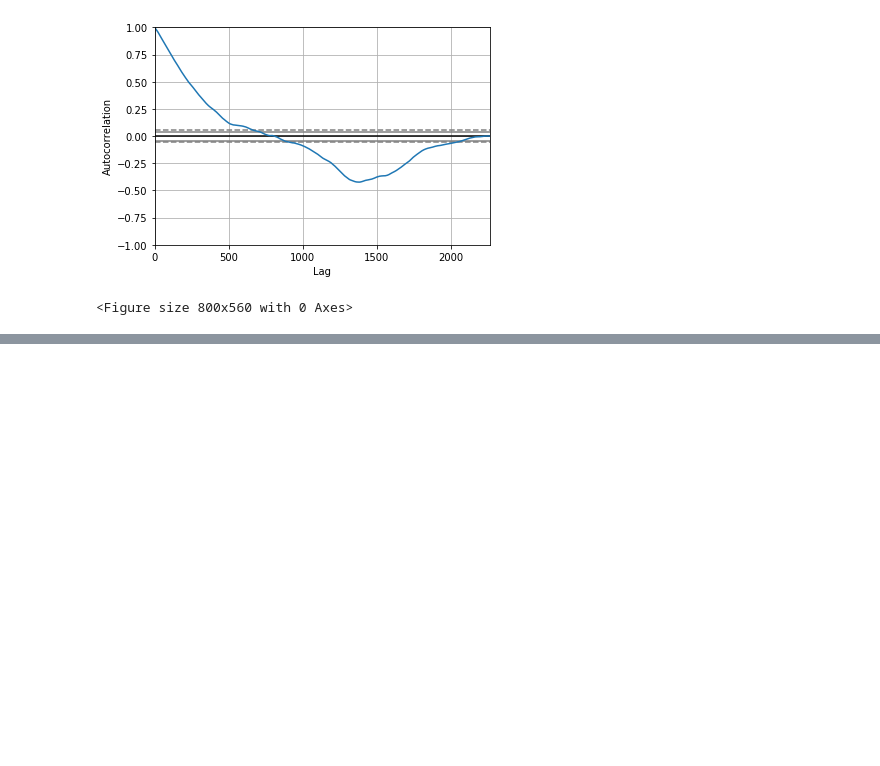
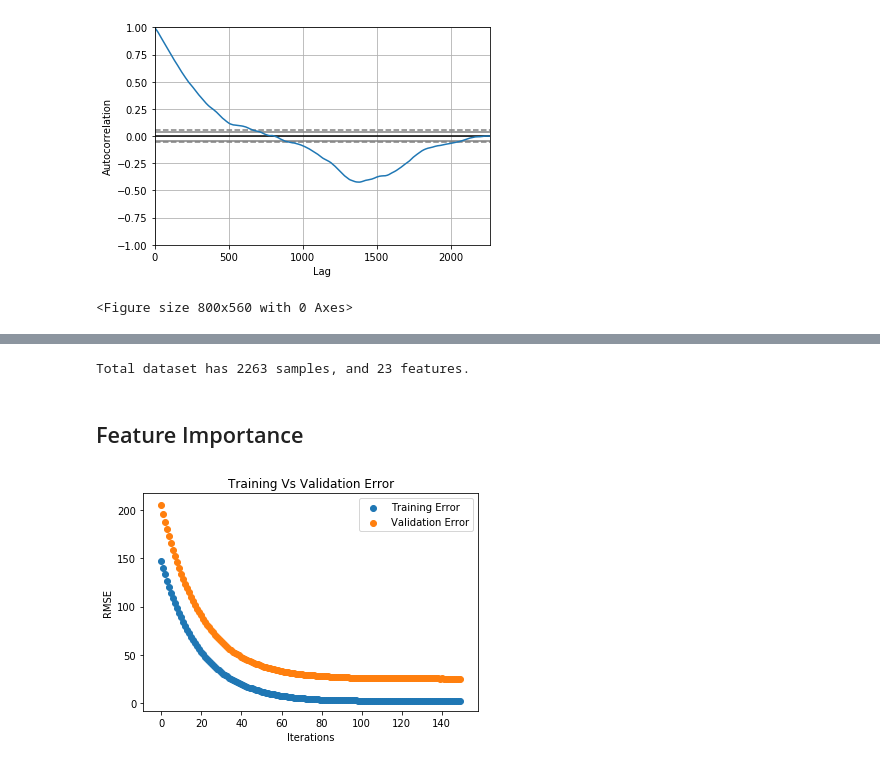
Before and after one commit to angshenting/stockprediction, a Jupyter notebook: Stock Trading Features.ipynb, the cells around one changed output, grey strips where cells are left out. Drawn from its saved outputs; the diff is of its cells as text; code cells hidden in the pictures; blank space fills up the shorter version.

Commit message:
Updated till Feature Importance

```diff
--- a/Stock Trading Features.ipynb
+++ b/Stock Trading Features.ipynb
@@ -253,0 +417,7 @@ Test MSE: 10.151
+# %%
+print('Total dataset has {} samples, and {} features.'.format(gs_df.shape[0], \
+                                                              gs_df.shape[1]))
+# %% [output]
+Total dataset has 2263 samples, and 23 features.
+# %% [markdown]
+## Feature Importance
@@ -253,0 +440,21 @@ Test MSE: 10.151
+# %%
+(X_train, y_train), (X_test, y_test) = get_feature_importance_data(gs_df)
+# %%
+regressor = xgb.XGBRegressor(gamma=0.0,n_estimators=150,base_score=0.7,colsample_bytree=1,learning_rate=0.05)
+# %%
+xgbModel = regressor.fit(X_train,y_train, \
+                         eval_set = [(X_train, y_train), (X_test, y_test)], \
+                         verbose=False)
+# %%
+eval_result = regressor.evals_result()
+training_rounds = range(len(eval_result['validation_0']['rmse']))
+# %%
+plt.scatter(x=training_rounds,y=eval_result['validation_0']['rmse'],label='Training Error')
+plt.scatter(x=training_rounds,y=eval_result['validation_1']['rmse'],label='Validation Error')
+plt.xlabel('Iterations')
+plt.ylabel('RMSE')
+plt.title('Training Vs Validation Error')
+plt.legend()
+plt.show()
+# %% [output]
+[figure, added]
```
Also changed, not shown: parts of 22 cells of this notebook.
